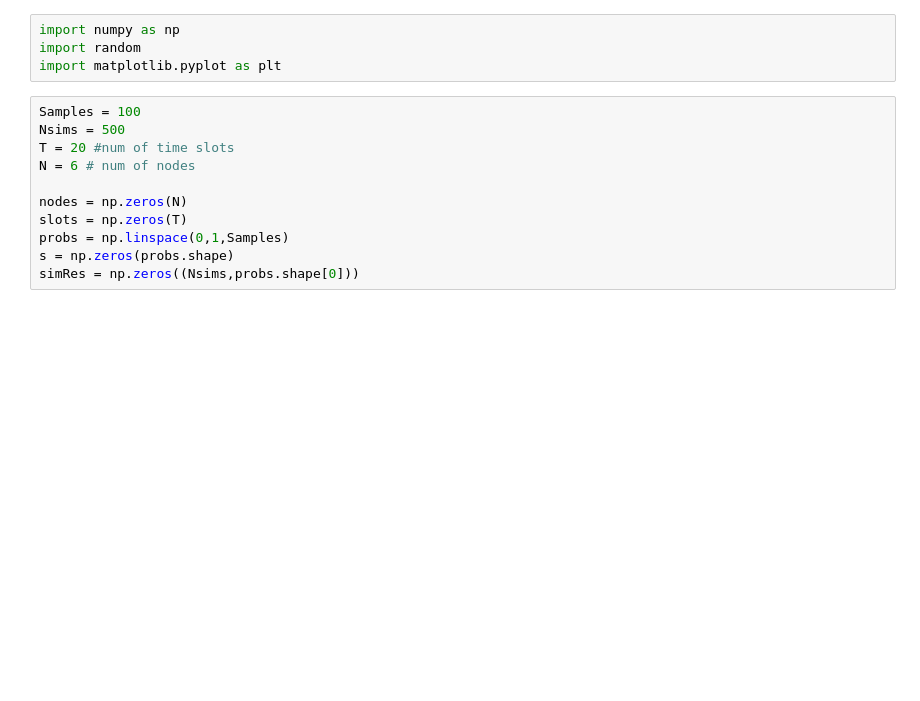
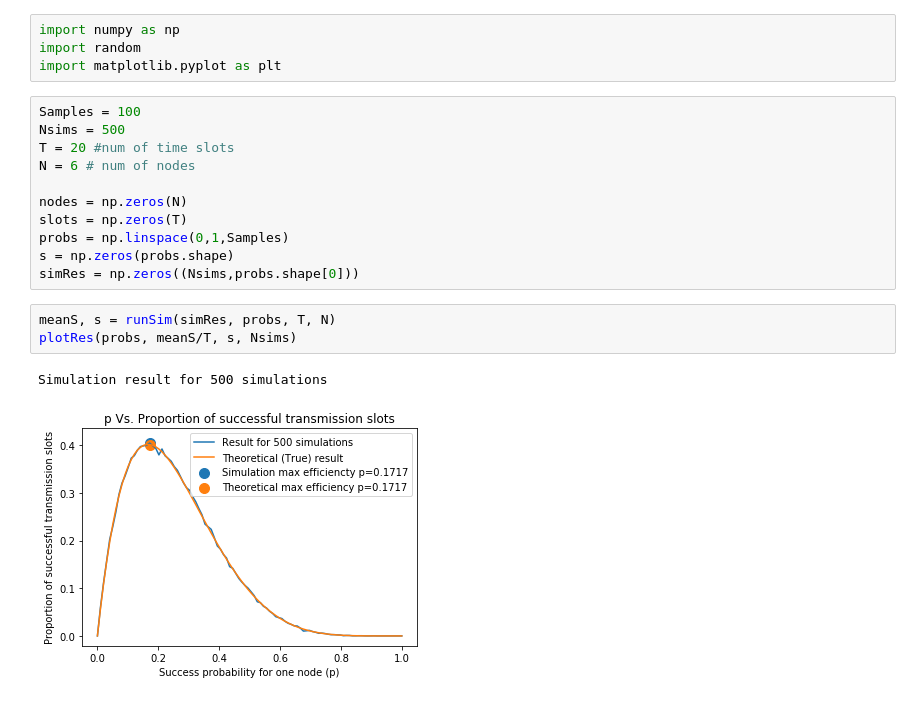
Before and after one commit to PascalPolygon/Computer_Networks, a Jupyter notebook: project1.ipynb, the cells around one changed output. Cells and saved outputs as stored; diff of their text form; blank space fills up the shorter version.

Commit message:
MetaSim results: nsims comparison

```diff
--- a/project1.ipynb
+++ b/project1.ipynb
@@ -13,3 +13,9 @@ slots = np.zeros(T)
 probs = np.linspace(0,1,Samples)
 s = np.zeros(probs.shape)
 simRes = np.zeros((Nsims,probs.shape[0]))
+# %%
+meanS, s = runSim(simRes, probs, T, N)
+plotRes(probs, meanS/T, s, Nsims)
+# %% [output]
+Simulation result for 500 simulations
+[figure, added]
```
Also changed, not shown: parts of 5 cells of this notebook, 2 other files.
